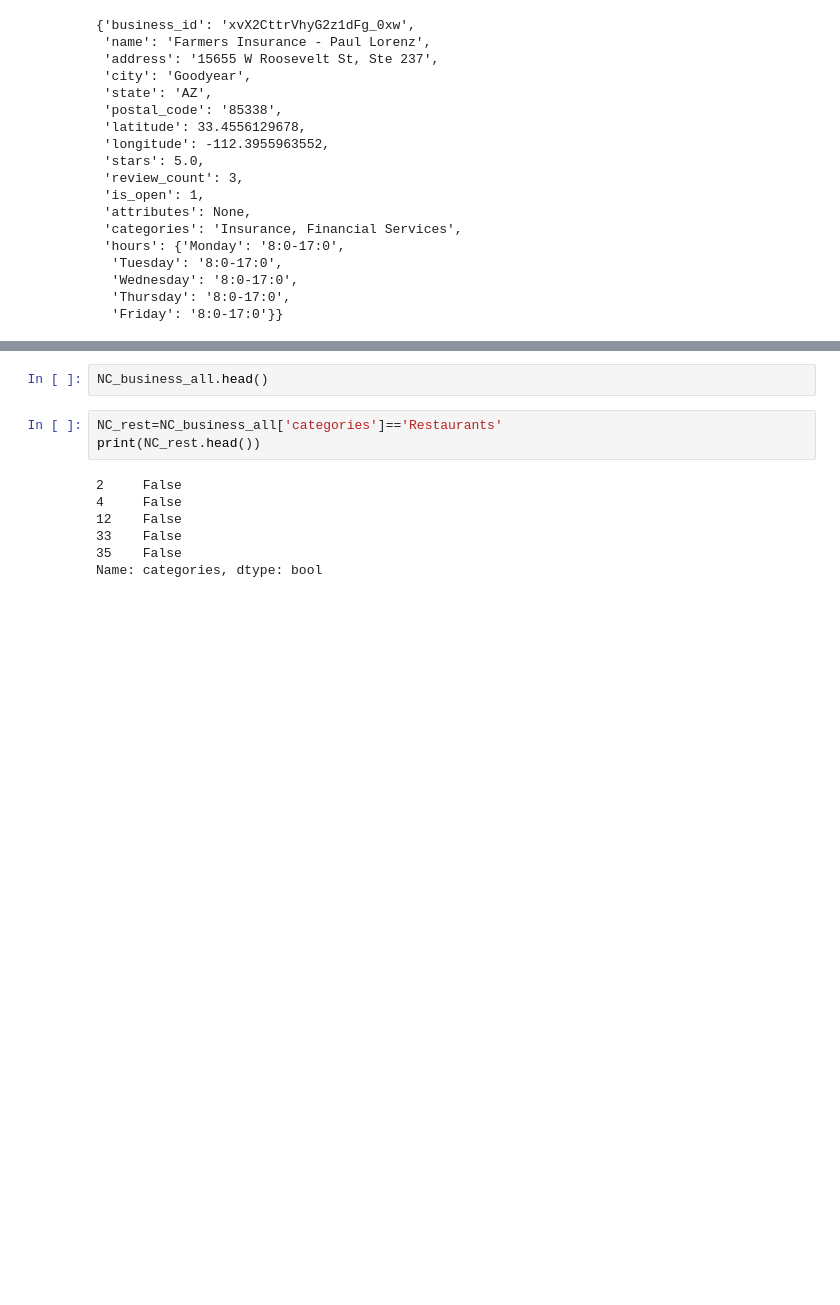
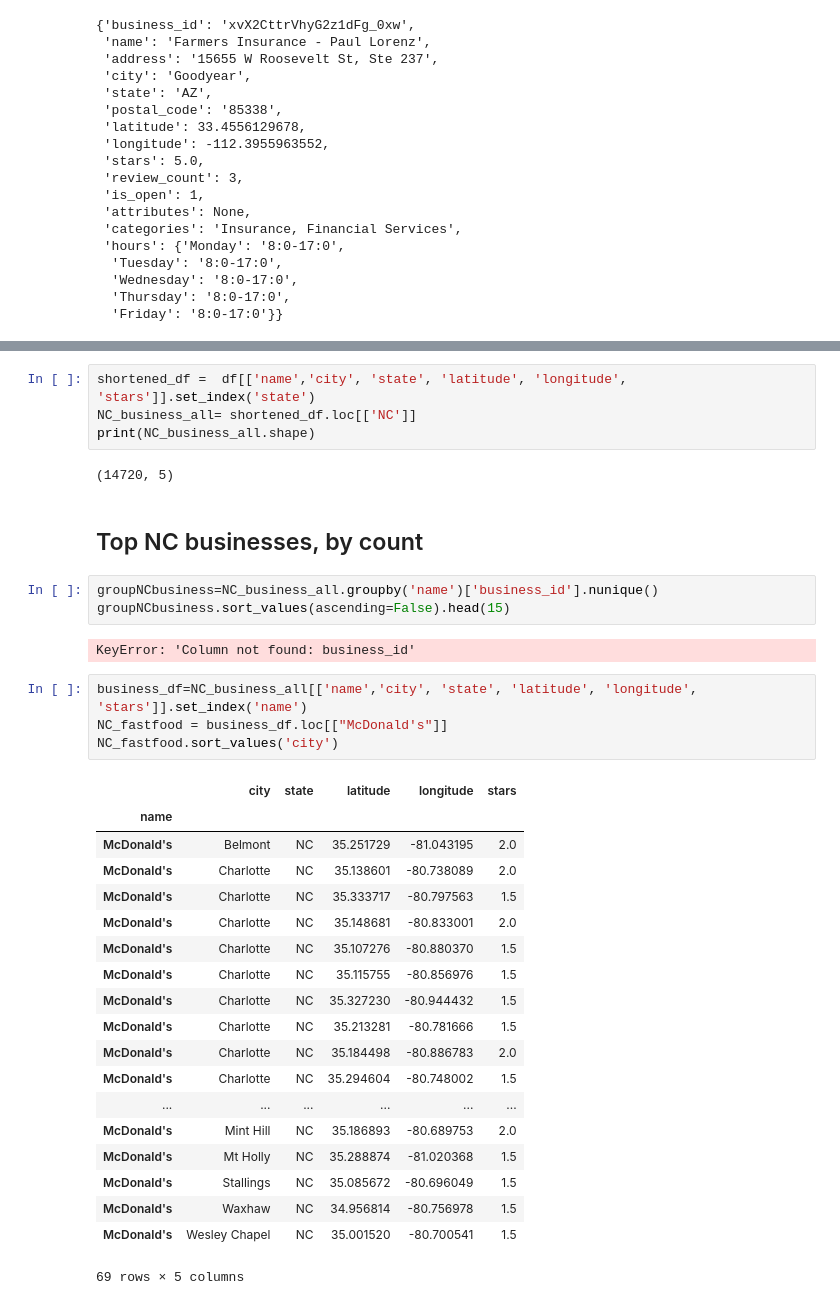
Before and after one commit to kamckeev/FoodFastRepo, a Jupyter notebook: dataprocessing/googleResturantAPI.ipynb, the cells around one changed output, grey strips where cells are left out. Saved outputs shown, nothing was run; the diff lists cells and outputs as text; blank space fills up the shorter version.

```diff
--- a/googleResturantAPI.ipynb
+++ b/dataprocessing/googleResturantAPI.ipynb
@@ -156,12 +141,37 @@ print(NC_business_all.shape)
-# %%
-NC_business_all.head()
-# %%
-NC_rest=NC_business_all['categories']=='Restaurants'
-print(NC_rest.head())
-# %% [output]
-2     False
-4     False
-12    False
-33    False
-35    False
-Name: categories, dtype: bool
+# %%
+shortened_df =  df[['name','city', 'state', 'latitude', 'longitude', 'stars']].set_index('state')
+NC_business_all= shortened_df.loc[['NC']]
+print(NC_business_all.shape)
+# %% [output]
+(14720, 5)
+# %% [markdown]
+## Top NC businesses, by count
+# %%
+groupNCbusiness=NC_business_all.groupby('name')['business_id'].nunique()
+groupNCbusiness.sort_values(ascending=False).head(15)
+# %% [output]
+KeyError: 'Column not found: business_id'
+# %%
+business_df=NC_business_all[['name','city', 'state', 'latitude', 'longitude', 'stars']].set_index('name')
+NC_fastfood = business_df.loc[["McDonald's"]]
+NC_fastfood.sort_values('city')
+# %% [output]
+|  | city | state | latitude | longitude | stars |
+| name |  |  |  |  |  |
+| McDonald's | Belmont | NC | 35.251729 | -81.043195 | 2.0 |
+| McDonald's | Charlotte | NC | 35.138601 | -80.738089 | 2.0 |
+| McDonald's | Charlotte | NC | 35.333717 | -80.797563 | 1.5 |
+| McDonald's | Charlotte | NC | 35.148681 | -80.833001 | 2.0 |
+| McDonald's | Charlotte | NC | 35.107276 | -80.880370 | 1.5 |
+| McDonald's | Charlotte | NC | 35.115755 | -80.856976 | 1.5 |
+| McDonald's | Charlotte | NC | 35.327230 | -80.944432 | 1.5 |
+| McDonald's | Charlotte | NC | 35.213281 | -80.781666 | 1.5 |
+| McDonald's | Charlotte | NC | 35.184498 | -80.886783 | 2.0 |
+| McDonald's | Charlotte | NC | 35.294604 | -80.748002 | 1.5 |
+| ... | ... | ... | ... | ... | ... |
+| McDonald's | Mint Hill | NC | 35.186893 | -80.689753 | 2.0 |
+| McDonald's | Mt Holly | NC | 35.288874 | -81.020368 | 1.5 |
+| McDonald's | Stallings | NC | 35.085672 | -80.696049 | 1.5 |
+| McDonald's | Waxhaw | NC | 34.956814 | -80.756978 | 1.5 |
+| McDonald's | Wesley Chapel | NC | 35.001520 | -80.700541 | 1.5 |
+69 rows × 5 columns
```
Also changed, not shown: parts of 2 cells of this notebook, 5 other files.
